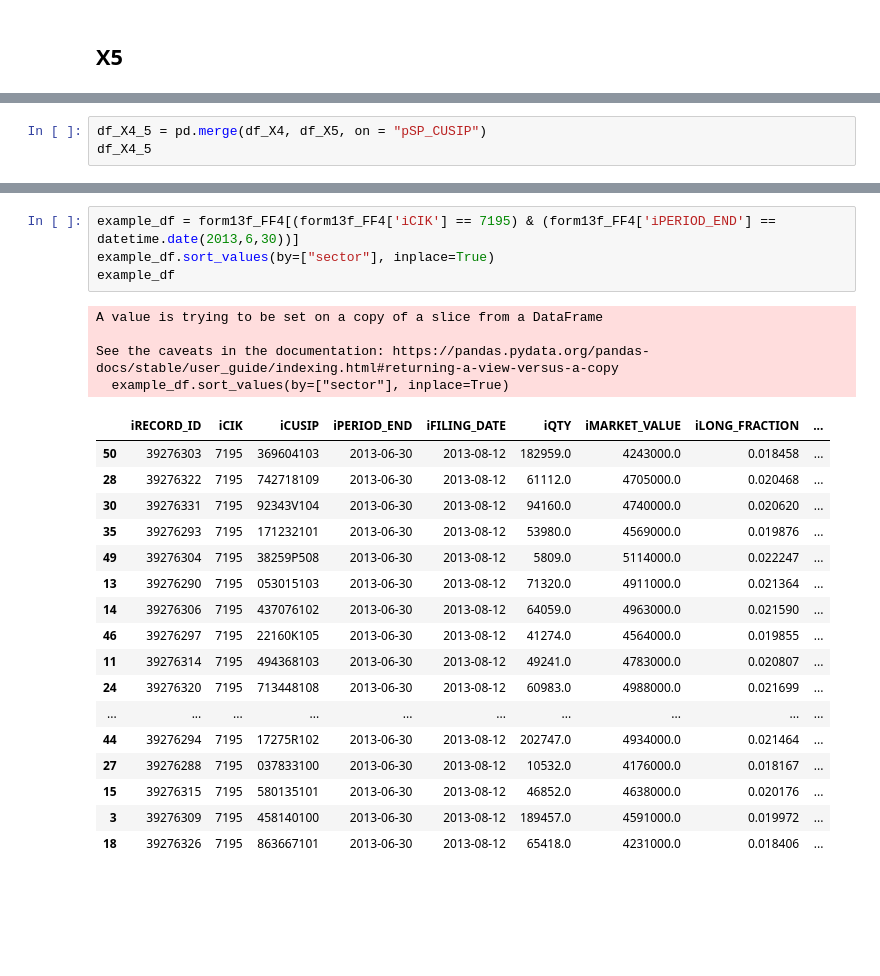
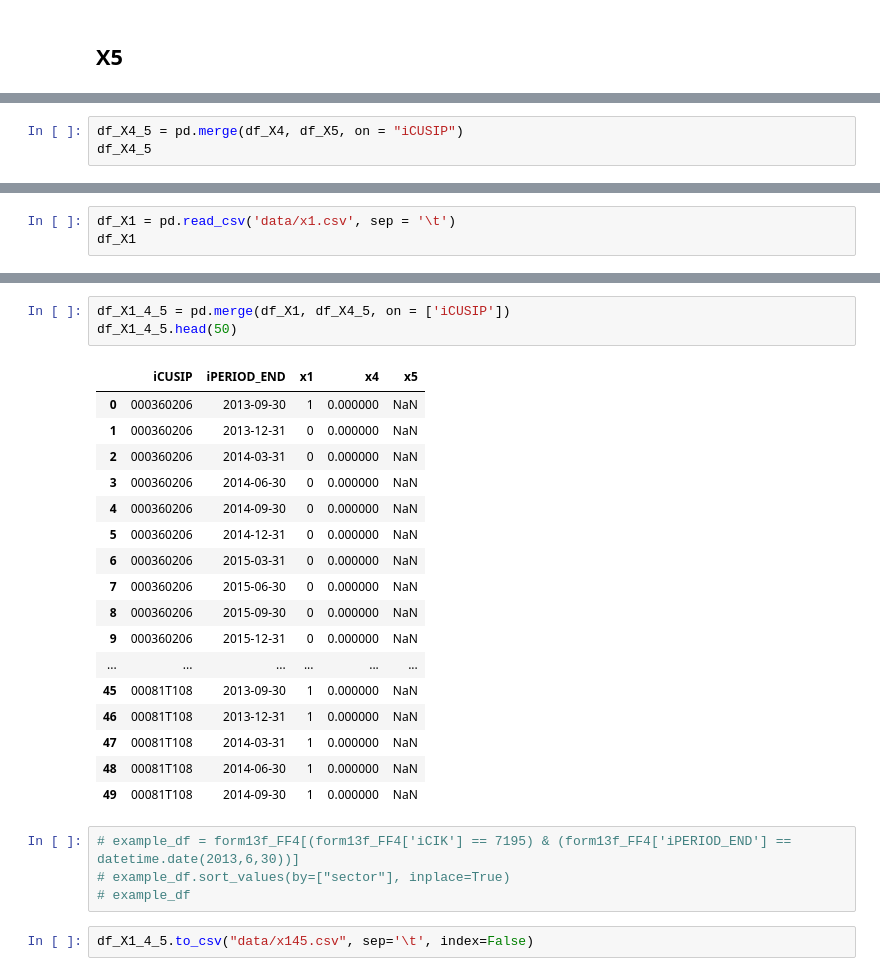
Before and after one commit to jingde-wan/rebalanced-portfolio, a Jupyter notebook: scripts/x45.ipynb, the cells around one changed output, grey strips where cells are left out. Saved outputs shown, nothing was run; the diff lists cells and outputs as text; blank space fills up the shorter version.

```diff
--- a/scripts/x45.ipynb
+++ b/scripts/x45.ipynb
@@ -145,5 +144,5 @@ df_X5
 | 4416 | 46435G409 | 0.515918 |
 4417 rows × 2 columns
 # %%
-df_X4_5 = pd.merge(df_X4, df_X5, on = "pSP_CUSIP")
+df_X4_5 = pd.merge(df_X4, df_X5, on = "iCUSIP")
 df_X4_5
@@ -149,0 +163,3 @@ df_X4_5
+# %%
+df_X1 = pd.read_csv('data/x1.csv', sep = '\t')
+df_X1
@@ -150,26 +180,27 @@ df_X4_5
+# %%
+df_X1_4_5 = pd.merge(df_X1, df_X4_5, on = ['iCUSIP'])
+df_X1_4_5.head(50)
+# %% [output]
+|  | iCUSIP | iPERIOD_END | x1 | x4 | x5 |
+| 0 | 000360206 | 2013-09-30 | 1 | 0.000000 | NaN |
+| 1 | 000360206 | 2013-12-31 | 0 | 0.000000 | NaN |
+| 2 | 000360206 | 2014-03-31 | 0 | 0.000000 | NaN |
+| 3 | 000360206 | 2014-06-30 | 0 | 0.000000 | NaN |
+| 4 | 000360206 | 2014-09-30 | 0 | 0.000000 | NaN |
+| 5 | 000360206 | 2014-12-31 | 0 | 0.000000 | NaN |
+| 6 | 000360206 | 2015-03-31 | 0 | 0.000000 | NaN |
+| 7 | 000360206 | 2015-06-30 | 0 | 0.000000 | NaN |
+| 8 | 000360206 | 2015-09-30 | 0 | 0.000000 | NaN |
+| 9 | 000360206 | 2015-12-31 | 0 | 0.000000 | NaN |
+| ... | ... | ... | ... | ... | ... |
+| 45 | 00081T108 | 2013-09-30 | 1 | 0.000000 | NaN |
+| 46 | 00081T108 | 2013-12-31 | 1 | 0.000000 | NaN |
+| 47 | 00081T108 | 2014-03-31 | 1 | 0.000000 | NaN |
+| 48 | 00081T108 | 2014-06-30 | 1 | 0.000000 | NaN |
+| 49 | 00081T108 | 2014-09-30 | 1 | 0.000000 | NaN |
 # %%
-example_df = form13f_FF4[(form13f_FF4['iCIK'] == 7195) & (form13f_FF4['iPERIOD_END'] == datetime.date(2013,6,30))]
-example_df.sort_values(by=["sector"], inplace=True)
-example_df
+# example_df = form13f_FF4[(form13f_FF4['iCIK'] == 7195) & (form13f_FF4['iPERIOD_END'] == datetime.date(2013,6,30))]
+# example_df.sort_values(by=["sector"], inplace=True)
+# example_df
-# %% [output]
-A value is trying to be set on a copy of a slice from a DataFrame
-
-See the caveats in the documentation: https://pandas.pydata.org/pandas-docs/stable/user_guide/indexing.html#returning-a-view-versus-a-copy
-  example_df.sort_values(by=["sector"], inplace=True)
-|  | iRECORD_ID | iCIK | iCUSIP | iPERIOD_END | iFILING_DATE | iQTY | iMARKET_VALUE | iLONG_FRACTION | ... |
-| 50 | 39276303 | 7195 | 369604103 | 2013-06-30 | 2013-08-12 | 182959.0 | 4243000.0 | 0.018458 | ... |
-| 28 | 39276322 | 7195 | 742718109 | 2013-06-30 | 2013-08-12 | 61112.0 | 4705000.0 | 0.020468 | ... |
-| 30 | 39276331 | 7195 | 92343V104 | 2013-06-30 | 2013-08-12 | 94160.0 | 4740000.0 | 0.020620 | ... |
-| 35 | 39276293 | 7195 | 171232101 | 2013-06-30 | 2013-08-12 | 53980.0 | 4569000.0 | 0.019876 | ... |
-| 49 | 39276304 | 7195 | 38259P508 | 2013-06-30 | 2013-08-12 | 5809.0 | 5114000.0 | 0.022247 | ... |
-| 13 | 39276290 | 7195 | 053015103 | 2013-06-30 | 2013-08-12 | 71320.0 | 4911000.0 | 0.021364 | ... |
-| 14 | 39276306 | 7195 | 437076102 | 2013-06-30 | 2013-08-12 | 64059.0 | 4963000.0 | 0.021590 | ... |
-| 46 | 39276297 | 7195 | 22160K105 | 2013-06-30 | 2013-08-12 | 41274.0 | 4564000.0 | 0.019855 | ... |
-| 11 | 39276314 | 7195 | 494368103 | 2013-06-30 | 2013-08-12 | 49241.0 | 4783000.0 | 0.020807 | ... |
-| 24 | 39276320 | 7195 | 713448108 | 2013-06-30 | 2013-08-12 | 60983.0 | 4988000.0 | 0.021699 | ... |
-| ... | ... | ... | ... | ... | ... | ... | ... | ... | ... |
-| 44 | 39276294 | 7195 | 17275R102 | 2013-06-30 | 2013-08-12 | 202747.0 | 4934000.0 | 0.021464 | ... |
-| 27 | 39276288 | 7195 | 037833100 | 2013-06-30 | 2013-08-12 | 10532.0 | 4176000.0 | 0.018167 | ... |
-| 15 | 39276315 | 7195 | 580135101 | 2013-06-30 | 2013-08-12 | 46852.0 | 4638000.0 | 0.020176 | ... |
-| 3 | 39276309 | 7195 | 458140100 | 2013-06-30 | 2013-08-12 | 189457.0 | 4591000.0 | 0.019972 | ... |
-| 18 | 39276326 | 7195 | 863667101 | 2013-06-30 | 2013-08-12 | 65418.0 | 4231000.0 | 0.018406 | ... |
+# %%
+df_X1_4_5.to_csv("data/x145.csv", sep='\t', index=False)
```
Also changed, not shown: parts of 5 cells of this notebook.
